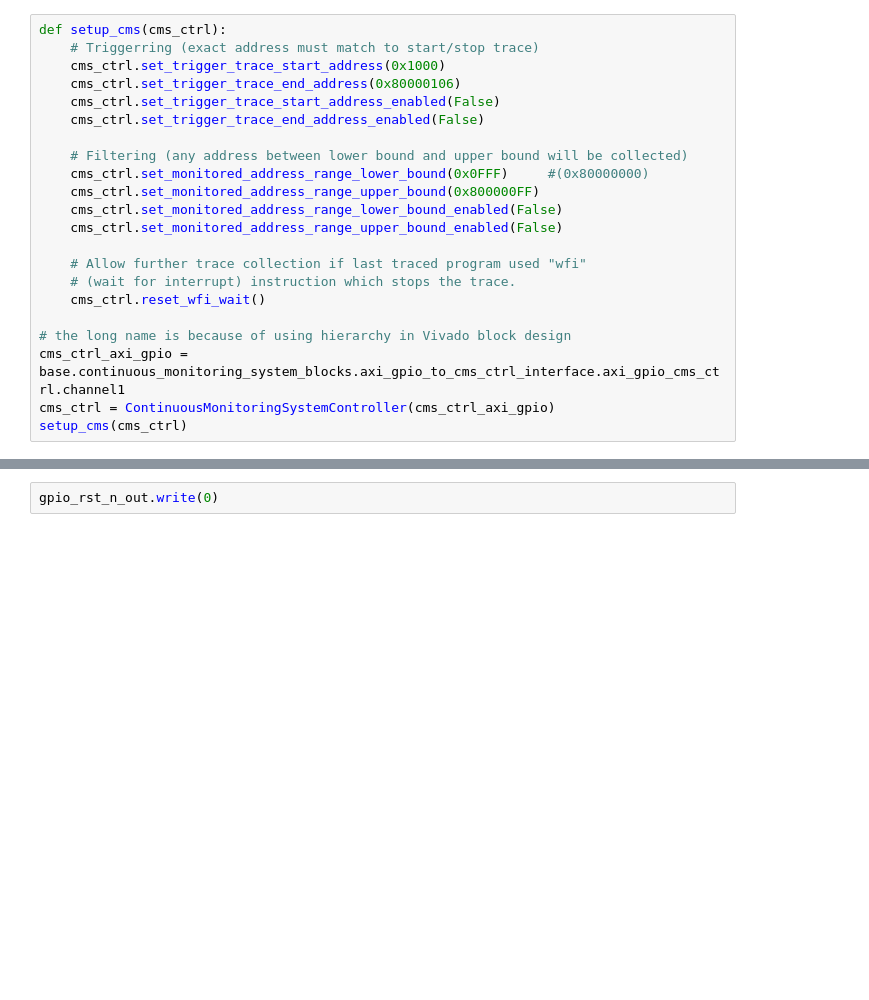
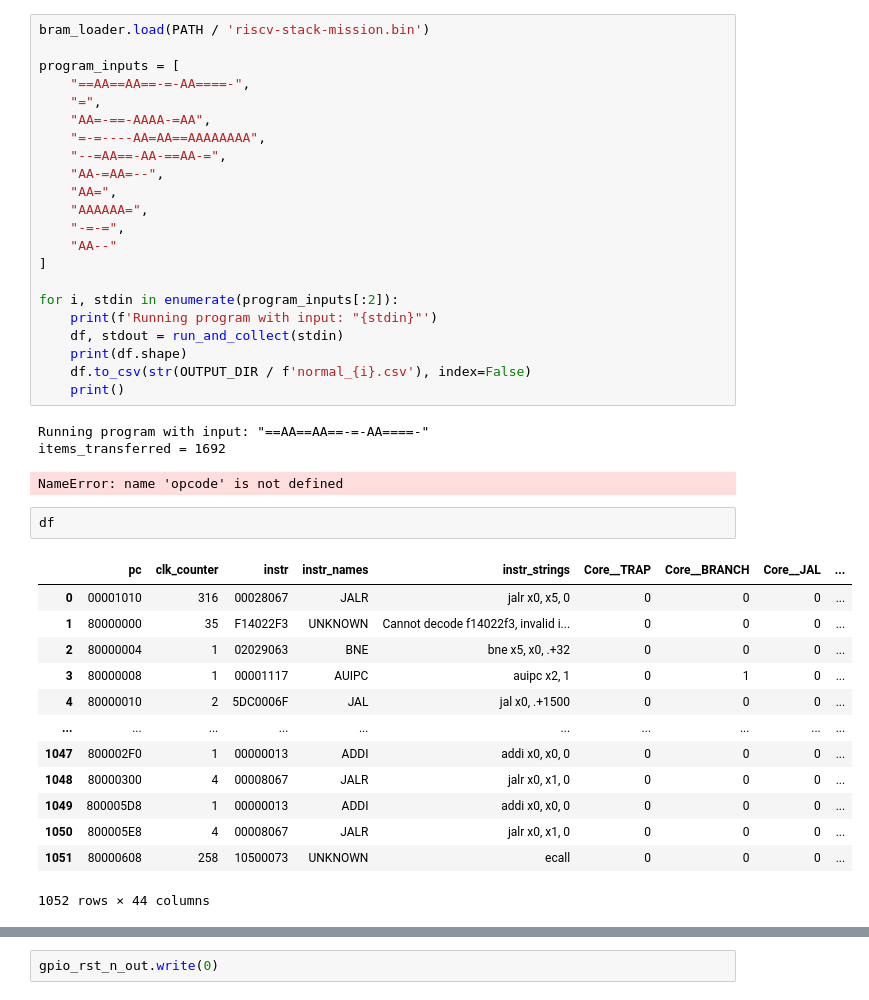
Before and after one commit to michalmonday/xohw23-121, a Jupyter notebook: jupyter_notebooks/pynq_wrapper_for_flute.ipynb, the cells around one changed output, grey strips where cells are left out. Cells and saved outputs as stored; diff of their text form; blank space fills up the shorter version.

Commit message:
output files + run_and_collect + decoder

```diff
--- a/jupyter_notebooks/pynq_wrapper_for_flute.ipynb
+++ b/jupyter_notebooks/pynq_wrapper_for_flute.ipynb
@@ -326,25 +292,45 @@ dma.error = False
 status = 0x0
 gpio_fifo_wr_count = 0
 gpio_fifo_rd_count = 0
-# %%
-def setup_cms(cms_ctrl):
-    # Triggerring (exact address must match to start/stop trace)
-    cms_ctrl.set_trigger_trace_start_address(0x1000)
-    cms_ctrl.set_trigger_trace_end_address(0x80000106)
-    cms_ctrl.set_trigger_trace_start_address_enabled(False)
-    cms_ctrl.set_trigger_trace_end_address_enabled(False)
-
-    # Filtering (any address between lower bound and upper bound will be collected)
-    cms_ctrl.set_monitored_address_range_lower_bound(0x0FFF)     #(0x80000000)
-    cms_ctrl.set_monitored_address_range_upper_bound(0x800000FF)
-    cms_ctrl.set_monitored_address_range_lower_bound_enabled(False)
-    cms_ctrl.set_monitored_address_range_upper_bound_enabled(False)
-
-    # Allow further trace collection if last traced program used "wfi"
-    # (wait for interrupt) instruction which stops the trace.
-    cms_ctrl.reset_wfi_wait()
-
-# the long name is because of using hierarchy in Vivado block design
-cms_ctrl_axi_gpio = base.continuous_monitoring_system_blocks.axi_gpio_to_cms_ctrl_interface.axi_gpio_cms_ctrl.channel1
-cms_ctrl = ContinuousMonitoringSystemController(cms_ctrl_axi_gpio)
-setup_cms(cms_ctrl)
+# %%
+bram_loader.load(PATH / 'riscv-stack-mission.bin')
+
+program_inputs = [
+    "==AA==AA==-=-AA====-",
+    "=",
+    "AA=-==-AAAA-=AA",
+    "=-=----AA=AA==AAAAAAAA",
+    "--=AA==-AA-==AA-=",
+    "AA-=AA=--",
+    "AA=",
+    "AAAAAA=",
+    "-=-=",
+    "AA--"
+]
+
+for i, stdin in enumerate(program_inputs[:2]):
+    print(f'Running program with input: "{stdin}"')
+    df, stdout = run_and_collect(stdin)
+    print(df.shape)
+    df.to_csv(str(OUTPUT_DIR / f'normal_{i}.csv'), index=False)
+    print()
+# %% [output]
+Running program with input: "==AA==AA==-=-AA====-"
+items_transferred = 1692
+NameError: name 'opcode' is not defined
+# %%
+df
+# %% [output]
+|  | pc | clk_counter | instr | instr_names | instr_strings | Core__TRAP | Core__BRANCH | Core__JAL | ... |
+| 0 | 00001010 | 316 | 00028067 | JALR | jalr x0, x5, 0 | 0 | 0 | 0 | ... |
+| 1 | 80000000 | 35 | F14022F3 | UNKNOWN | Cannot decode f14022f3, invalid i... | 0 | 0 | 0 | ... |
+| 2 | 80000004 | 1 | 02029063 | BNE | bne x5, x0, .+32 | 0 | 0 | 0 | ... |
+| 3 | 80000008 | 1 | 00001117 | AUIPC | auipc x2, 1 | 0 | 1 | 0 | ... |
+| 4 | 80000010 | 2 | 5DC0006F | JAL | jal x0, .+1500 | 0 | 0 | 0 | ... |
+| ... | ... | ... | ... | ... | ... | ... | ... | ... | ... |
+| 1047 | 800002F0 | 1 | 00000013 | ADDI | addi x0, x0, 0 | 0 | 0 | 0 | ... |
+| 1048 | 80000300 | 4 | 00008067 | JALR | jalr x0, x1, 0 | 0 | 0 | 0 | ... |
+| 1049 | 800005D8 | 1 | 00000013 | ADDI | addi x0, x0, 0 | 0 | 0 | 0 | ... |
+| 1050 | 800005E8 | 4 | 00008067 | JALR | jalr x0, x1, 0 | 0 | 0 | 0 | ... |
+| 1051 | 80000608 | 258 | 10500073 | UNKNOWN | ecall | 0 | 0 | 0 | ... |
+1052 rows × 44 columns
```
Also changed, not shown: parts of 11 cells of this notebook, 12 other files.
